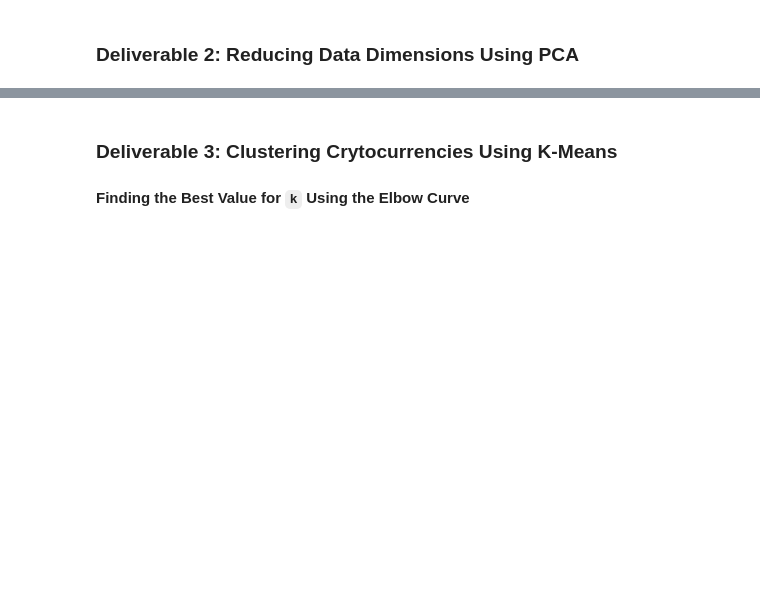
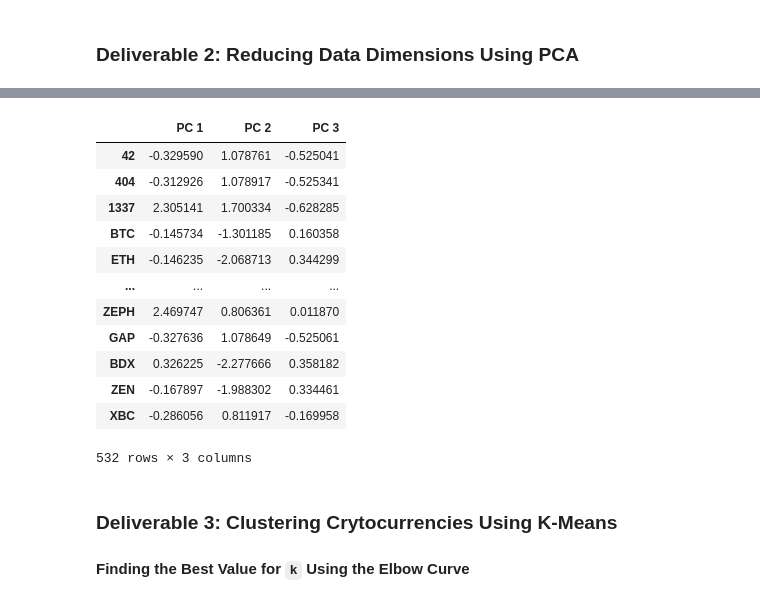
Before and after one commit to EMarksCyr/Cryptocurrencies, a Jupyter notebook: crypto_clustering.ipynb, the cells around one changed output, grey strips where cells are left out. Drawn from its saved outputs; the diff is of its cells as text; code cells hidden in the pictures; blank space fills up the shorter version.

```diff
--- a/crypto_clustering.ipynb
+++ b/crypto_clustering.ipynb
@@ -68,7 +218,21 @@ crypto_pca = pca.fit_transform(df_crypto_scaled)
 # %%
 # Create a DataFrame with the three principal components.
-df_crypto_pca = pd. DataFrame(data = crypto_pca, columns = ["principal component 1", "principal component 2", "principal component 3"])
+df_crypto_pca = pd.DataFrame(data = crypto_pca, columns = ["PC 1", "PC 2", "PC 3"]).set_index(df_crypto.index)
 df_crypto_pca
+# %% [output]
+|  | PC 1 | PC 2 | PC 3 |
+| 42 | -0.329590 | 1.078761 | -0.525041 |
+| 404 | -0.312926 | 1.078917 | -0.525341 |
+| 1337 | 2.305141 | 1.700334 | -0.628285 |
+| BTC | -0.145734 | -1.301185 | 0.160358 |
+| ETH | -0.146235 | -2.068713 | 0.344299 |
+| ... | ... | ... | ... |
+| ZEPH | 2.469747 | 0.806361 | 0.011870 |
+| GAP | -0.327636 | 1.078649 | -0.525061 |
+| BDX | 0.326225 | -2.277666 | 0.358182 |
+| ZEN | -0.167897 | -1.988302 | 0.334461 |
+| XBC | -0.286056 | 0.811917 | -0.169958 |
+532 rows × 3 columns
 # %% [markdown]
 ### Deliverable 3: Clustering Crytocurrencies Using K-Means
 
```
Also changed, not shown: parts of 17 cells of this notebook.
